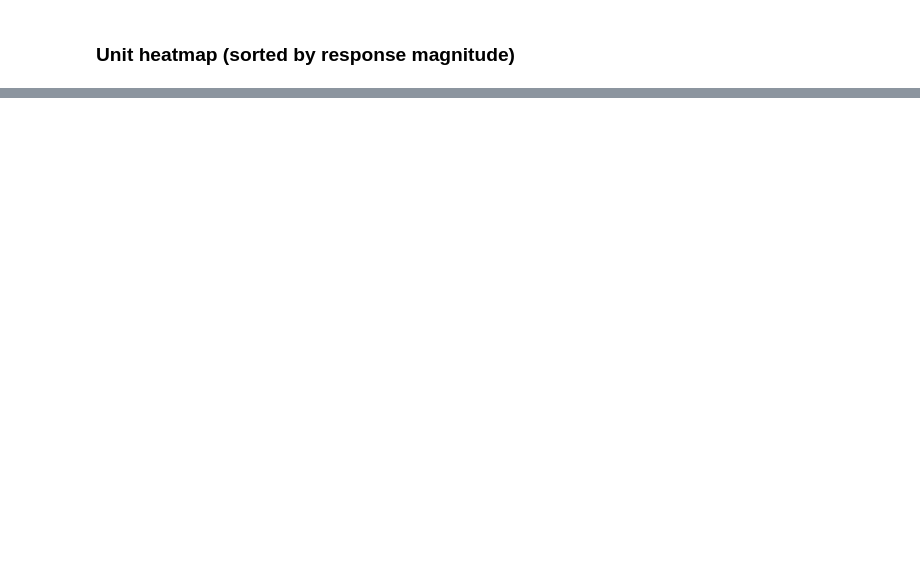
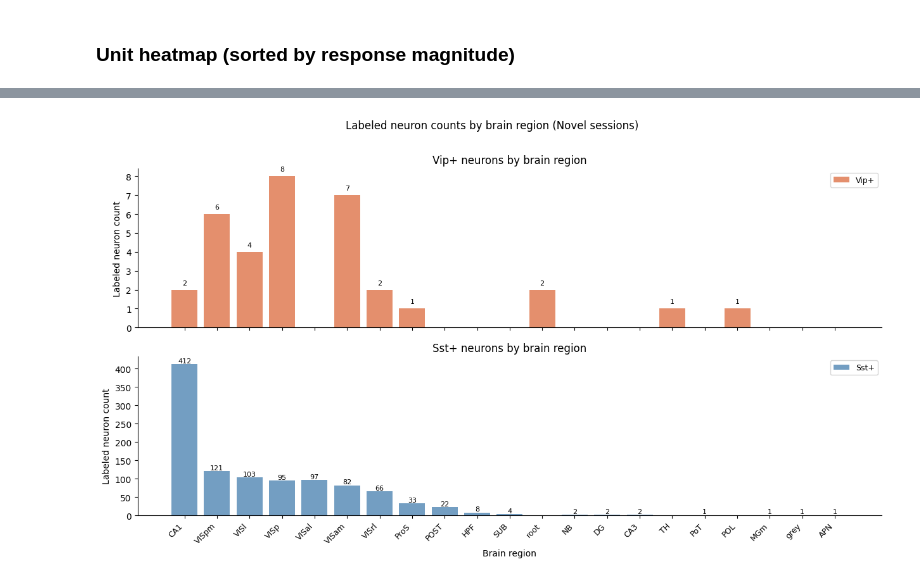
Before and after one commit to jacobposchl/vbn_optotagging_analysis, a Jupyter notebook: notebooks/all_session_analysis.ipynb, the cells around one changed output, grey strips where cells are left out. Cells and saved outputs as stored; diff of their text form; code cells hidden in the pictures; blank space fills up the shorter version.

```diff
--- a/notebooks/all_session_analysis.ipynb
+++ b/notebooks/all_session_analysis.ipynb
@@ -27,6 +25,7 @@ config_type = "Sst"
 # %%
-config_path = Path("../configs") / f"{config_type}.yaml"
-with config_path.open("r") as f:
-    config = yaml.safe_load(f)
-results_dir = Path(config["results_dir"]) / config_type
+configs = {}
+for gt in GENOTYPES:
+    cfg_path = Path("../configs") / f"{gt}.yaml"
+    with cfg_path.open("r") as f:
+        configs[gt] = yaml.safe_load(f)
 # %%
@@ -100,0 +140,8 @@ fig = plot_region_comparison(
+# %%
+genotype_meta = {gt: d["meta_all"] for gt, d in derived.items()}
+# %%
+# Slide 1 — Absolute labeled neuron counts per region (separate panel per genotype)
+# min_labeled=3: only show regions with at least 3 labeled cells total across both types
+fig = plot_labeled_cells_by_region(genotype_meta, min_labeled=1)
+# %% [output]
+[figure, added]
```
Also changed, not shown: parts of 15 cells of this notebook, 5 other files.
